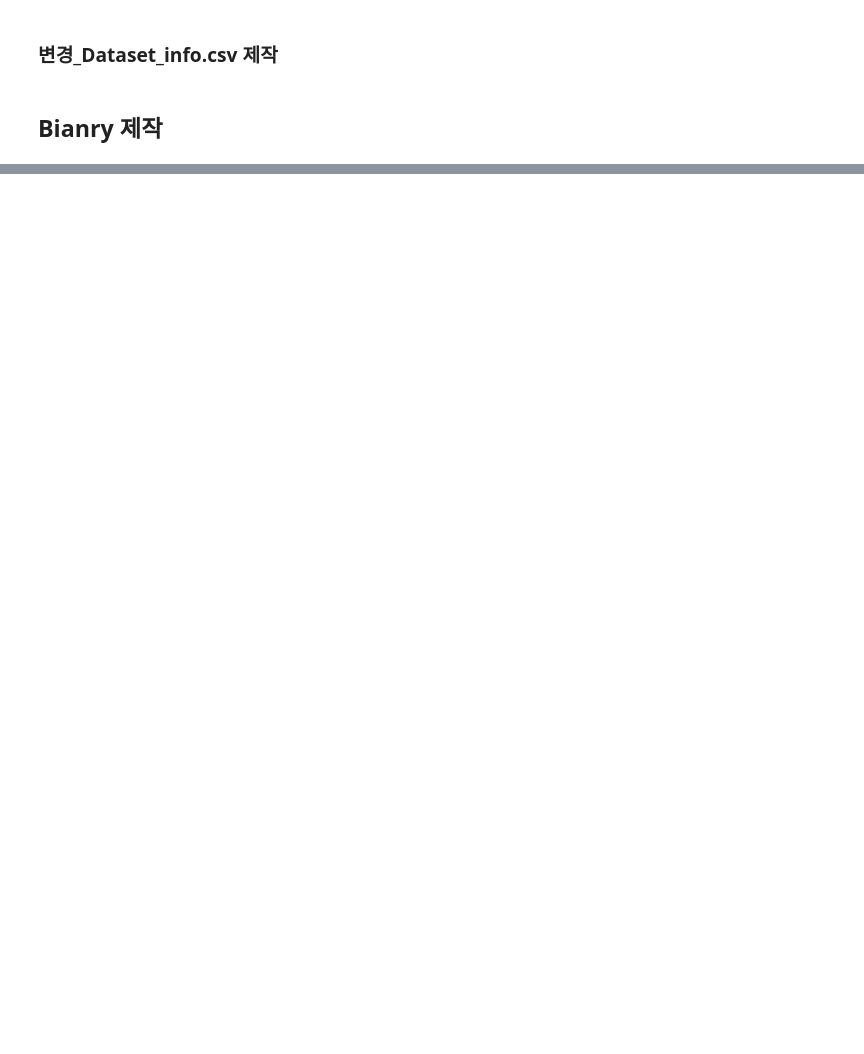
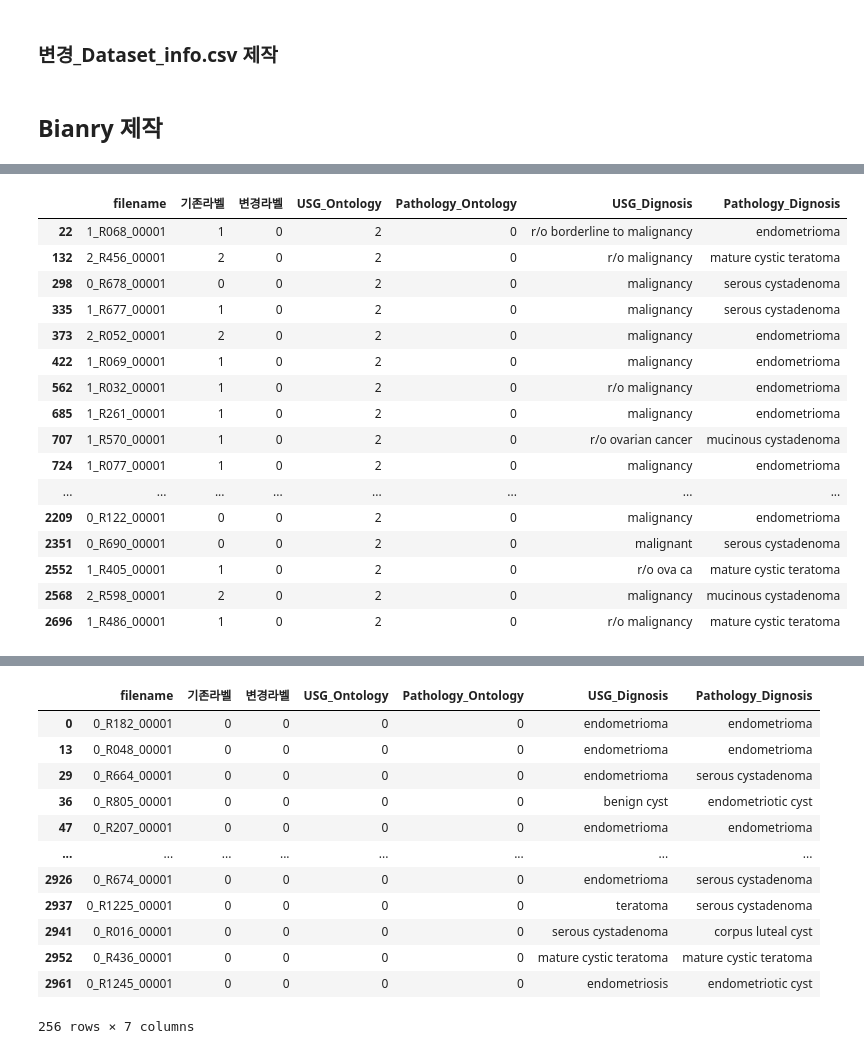
Before and after one commit to dablro12/OvarianCystNet, a Jupyter notebook: notebooks/1_Data_EDA.ipynb, the cells around one changed output, grey strips where cells are left out. Drawn from its saved outputs; the diff is of its cells as text; code cells hidden in the pictures; blank space fills up the shorter version.

```diff
--- a/notebooks/1_Data_EDA.ipynb
+++ b/notebooks/1_Data_EDA.ipynb
@@ -273,0 +523,40 @@ binary_df.to_csv(multi_label_path.replace(".csv", "_binary.csv"), index=False)
+# %%
+from IPython.display import display
+df = 통합라벨_df[(통합라벨_df['USG_Ontology'] == 2) & (통합라벨_df['Pathology_Ontology'] == 0)]
+df = df[~df.duplicated(subset='pid', keep=False)].drop(columns=['pid'])
+display(df)
+
+df = 통합라벨_df[(통합라벨_df['USG_Ontology'] == 0) & (통합라벨_df['Pathology_Ontology'] == 2)]
+df = df[~df.duplicated(subset='pid', keep=False)].drop(columns=['pid'])
+display(df)
+
+df = 통합라벨_df[(통합라벨_df['USG_Ontology'] == 2) & (통합라벨_df['Pathology_Ontology'] == 2)]
+df = df[~df.duplicated(subset='pid', keep=False)].drop(columns=['pid'])
+display(df)
+
+df = 통합라벨_df[(통합라벨_df['USG_Ontology'] ==0) & (통합라벨_df['Pathology_Ontology'] == 0)]
+df = df[~df.duplicated(subset='pid', keep=False)].drop(columns=['pid'])
+display(df)
+# from IPython.display import display
+# display(통합라벨_df[(통합라벨_df['USG_Ontology'] == 2) & (통합라벨_df['Pathology_Ontology'] == 0)])
+
+# from IPython.display import display
+# display(통합라벨_df[(통합라벨_df['USG_Ontology'] == 1) & (통합라벨_df['Pathology_Ontology'] == 2)])
+# %% [output]
+|  | filename | 기존라벨 | 변경라벨 | USG_Ontology | Pathology_Ontology | USG_Dignosis | Pathology_Dignosis |
+| 22 | 1_R068_00001 | 1 | 0 | 2 | 0 | r/o borderline to malignancy | endometrioma |
+| 132 | 2_R456_00001 | 2 | 0 | 2 | 0 | r/o malignancy | mature cystic teratoma |
+| 298 | 0_R678_00001 | 0 | 0 | 2 | 0 | malignancy | serous cystadenoma |
+| 335 | 1_R677_00001 | 1 | 0 | 2 | 0 | malignancy | serous cystadenoma |
+| 373 | 2_R052_00001 | 2 | 0 | 2 | 0 | malignancy | endometrioma |
+| 422 | 1_R069_00001 | 1 | 0 | 2 | 0 | malignancy | endometrioma |
+| 562 | 1_R032_00001 | 1 | 0 | 2 | 0 | r/o malignancy | endometrioma |
+| 685 | 1_R261_00001 | 1 | 0 | 2 | 0 | malignancy | endometrioma |
+| 707 | 1_R570_00001 | 1 | 0 | 2 | 0 | r/o ovarian cancer | mucinous cystadenoma |
+| 724 | 1_R077_00001 | 1 | 0 | 2 | 0 | malignancy | endometrioma |
+| ... | ... | ... | ... | ... | ... | ... | ... |
+| 2209 | 0_R122_00001 | 0 | 0 | 2 | 0 | malignancy | endometrioma |
+| 2351 | 0_R690_00001 | 0 | 0 | 2 | 0 | malignant | serous cystadenoma |
+| 2552 | 1_R405_00001 | 1 | 0 | 2 | 0 | r/o ova ca | mature cystic teratoma |
+| 2568 | 2_R598_00001 | 2 | 0 | 2 | 0 | malignancy | mucinous cystadenoma |
+| 2696 | 1_R486_00001 | 1 | 0 | 2 | 0 | r/o malignancy | mature cystic teratoma |
@@ -273,0 +597,13 @@ binary_df.to_csv(multi_label_path.replace(".csv", "_binary.csv"), index=False)
+|  | filename | 기존라벨 | 변경라벨 | USG_Ontology | Pathology_Ontology | USG_Dignosis | Pathology_Dignosis |
+| 0 | 0_R182_00001 | 0 | 0 | 0 | 0 | endometrioma | endometrioma |
+| 13 | 0_R048_00001 | 0 | 0 | 0 | 0 | endometrioma | endometrioma |
+| 29 | 0_R664_00001 | 0 | 0 | 0 | 0 | endometrioma | serous cystadenoma |
+| 36 | 0_R805_00001 | 0 | 0 | 0 | 0 | benign cyst | endometriotic cyst |
+| 47 | 0_R207_00001 | 0 | 0 | 0 | 0 | endometrioma | endometrioma |
+| ... | ... | ... | ... | ... | ... | ... | ... |
+| 2926 | 0_R674_00001 | 0 | 0 | 0 | 0 | endometrioma | serous cystadenoma |
+| 2937 | 0_R1225_00001 | 0 | 0 | 0 | 0 | teratoma | serous cystadenoma |
+| 2941 | 0_R016_00001 | 0 | 0 | 0 | 0 | serous cystadenoma | corpus luteal cyst |
+| 2952 | 0_R436_00001 | 0 | 0 | 0 | 0 | mature cystic teratoma | mature cystic teratoma |
+| 2961 | 0_R1245_00001 | 0 | 0 | 0 | 0 | endometriosis | endometriotic cyst |
+256 rows × 7 columns
```
Also changed, not shown: parts of 10 cells of this notebook, 17 other files.
